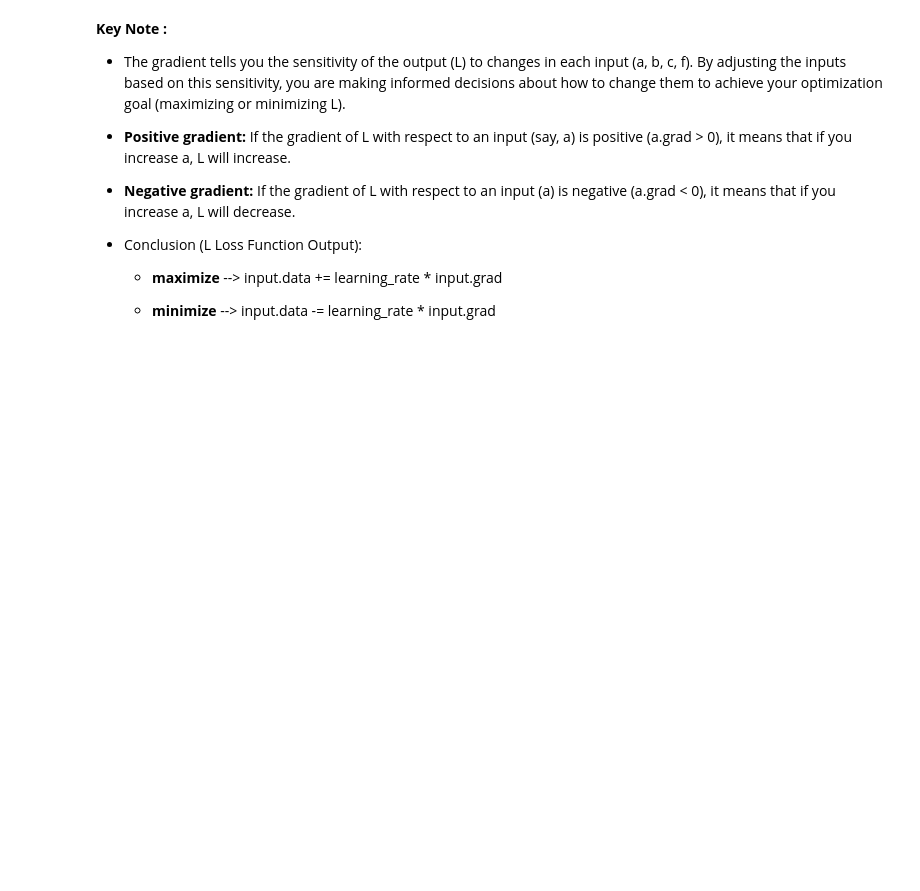
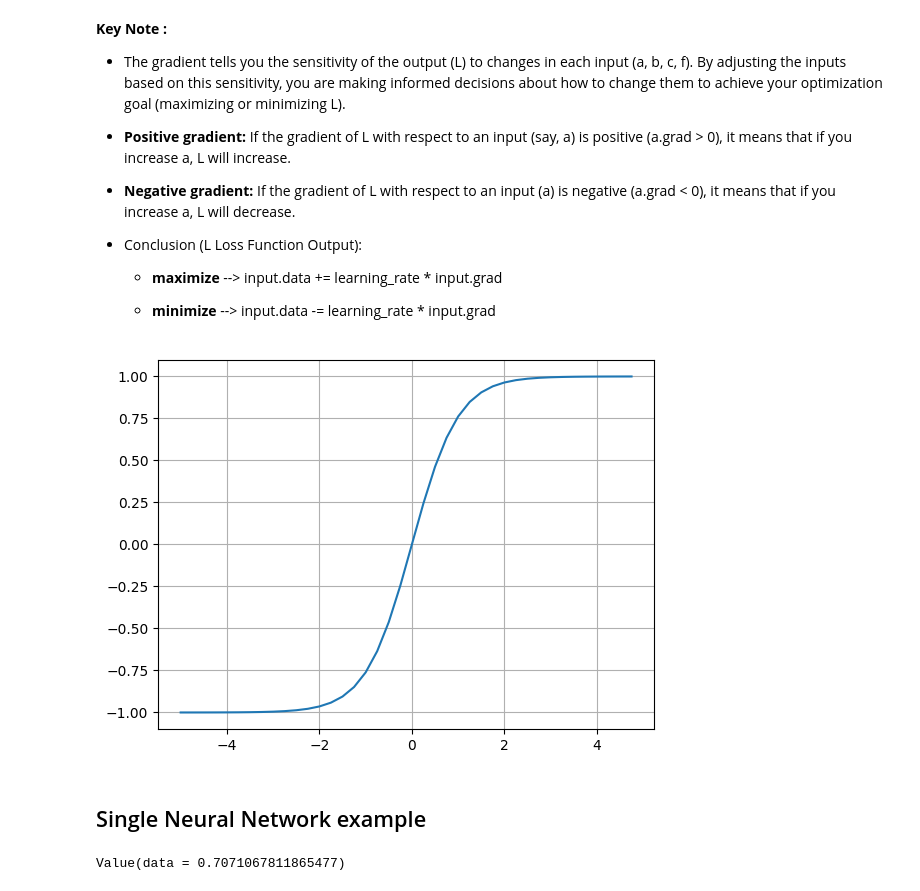
Before and after one commit to gsurend4/BackPropogration, a Jupyter notebook: Intro_to_BackPropogation.ipynb, the cells around one changed output. Saved outputs shown, nothing was run; the diff lists cells and outputs as text; code cells hidden in the pictures; blank space fills up the shorter version.

```diff
--- a/Intro_to_BackPropogation.ipynb
+++ b/Intro_to_BackPropogation.ipynb
@@ -196,0 +209,36 @@ f -1.5559999999999996
+# %%
+plt.plot(np.arange(-5,5,0.25), np.tanh(np.arange(-5,5,0.25)))
+
+plt.grid()
+# %% [output]
+[figure, added]
+# %% [markdown]
+## Single Neural Network example
+# %%
+# Inputs x1 & x2
+x1 = Value(2.0, label='x1')
+x2 = Value(0.0, label='x2')
+
+# Weights w1 & w2
+w1 = Value(-3.0, label='w1')
+w2 = Value(1.0, label='w2')
+
+# bias
+b1 = Value(6.8813735870195432, label = 'b1')
+
+# Layer1
+x1w1 = x1 * w1; x1w1.label = 'x1w1'
+x2w2 = x2 * w2; x2w2.label = 'x2w2'
+
+#Hidden layer calculation
+x1w1x2w2 = x1w1 + x2w2; x1w1x2w2.label = 'x1w1x2w2'
+
+#Hidden Layer + Bias
+n = x1w1x2w2 + b1; n.label = 'n'
+
+#Activation function (tanh)
+o = n.tanh(); o.label = 'o'
+
+o
+# %% [output]
+Value(data = 0.7071067811865477)
```
Also changed, not shown: parts of 7 cells of this notebook.
